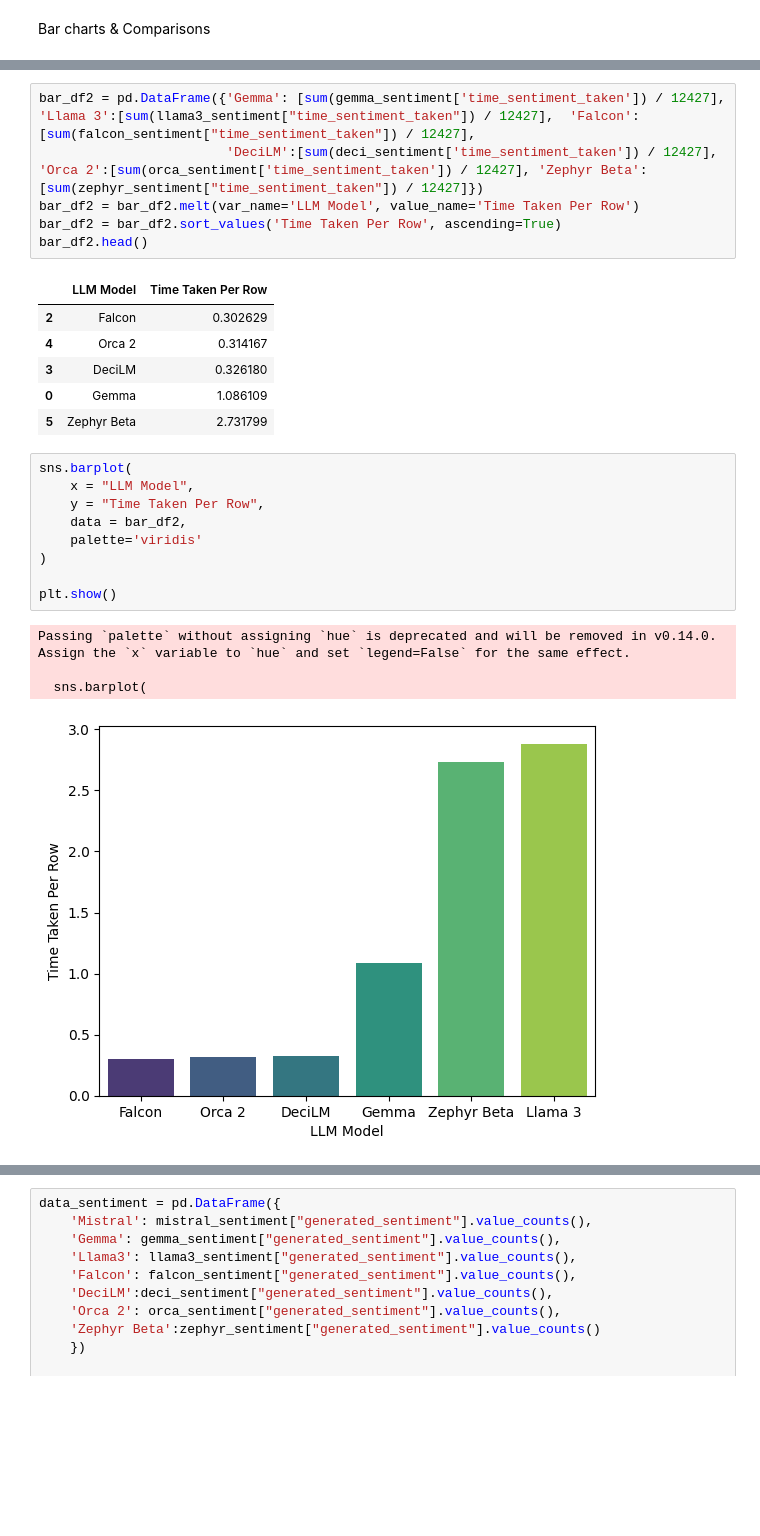
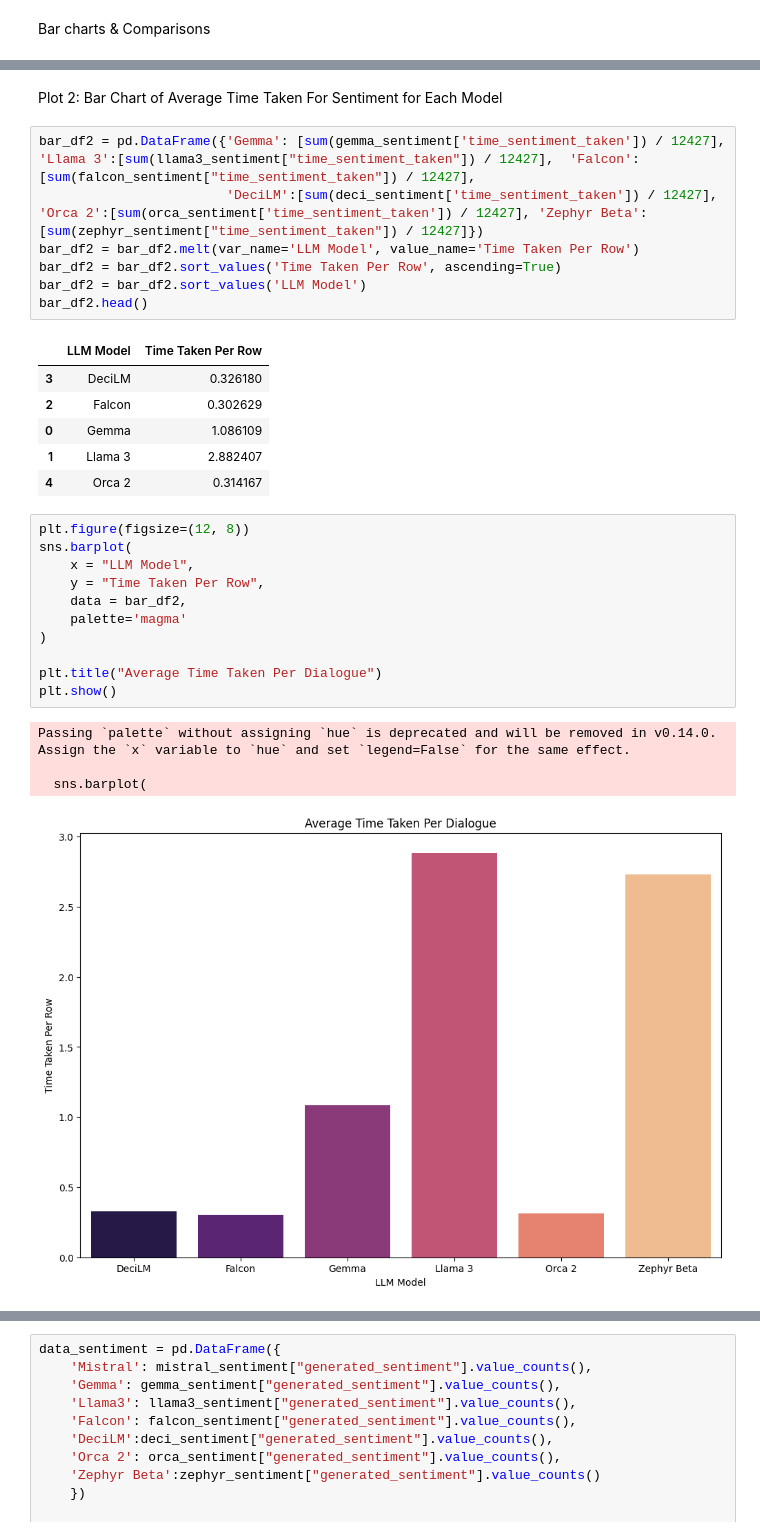
Before and after one commit to data-sci-capstone/copilot, a Jupyter notebook: Evaluation/sentiment-eval-models.ipynb, the cells around one changed output, grey strips where cells are left out. Cells and saved outputs as stored; diff of their text form; blank space fills up the shorter version.

Commit message:
modified sentiment eval folder

```diff
--- a/Evaluation/sentiment-eval-models.ipynb
+++ b/Evaluation/sentiment-eval-models.ipynb
@@ -433,27 +453,32 @@ Passing `palette` without assigning `hue` is deprecated and will be removed in v
+# %% [markdown]
+Plot 2: Bar Chart of Average Time Taken For Sentiment for Each Model
 # %%
 bar_df2 = pd.DataFrame({'Gemma': [sum(gemma_sentiment['time_sentiment_taken']) / 12427], 'Llama 3':[sum(llama3_sentiment["time_sentiment_taken"]) / 12427],  'Falcon':[sum(falcon_sentiment["time_sentiment_taken"]) / 12427],
                         'DeciLM':[sum(deci_sentiment['time_sentiment_taken']) / 12427], 'Orca 2':[sum(orca_sentiment['time_sentiment_taken']) / 12427], 'Zephyr Beta':[sum(zephyr_sentiment["time_sentiment_taken"]) / 12427]})
 bar_df2 = bar_df2.melt(var_name='LLM Model', value_name='Time Taken Per Row')
 bar_df2 = bar_df2.sort_values('Time Taken Per Row', ascending=True)
+bar_df2 = bar_df2.sort_values('LLM Model')
 bar_df2.head()
 # %% [output]
 |  | LLM Model | Time Taken Per Row |
+| 3 | DeciLM | 0.326180 |
 | 2 | Falcon | 0.302629 |
+| 0 | Gemma | 1.086109 |
+| 1 | Llama 3 | 2.882407 |
 | 4 | Orca 2 | 0.314167 |
-| 3 | DeciLM | 0.326180 |
-| 0 | Gemma | 1.086109 |
-| 5 | Zephyr Beta | 2.731799 |
 # %%
+plt.figure(figsize=(12, 8))
 sns.barplot(
     x = "LLM Model",
     y = "Time Taken Per Row",
     data = bar_df2,
-    palette='viridis'
+    palette='magma'
 )
 
+plt.title("Average Time Taken Per Dialogue")
 plt.show()
 # %% [output]
 Passing `palette` without assigning `hue` is deprecated and will be removed in v0.14.0. Assign the `x` variable to `hue` and set `legend=False` for the same effect.
 
   sns.barplot(
-[figure, old version]
+[figure, new version]
```
Also changed, not shown: parts of 16 cells of this notebook.
